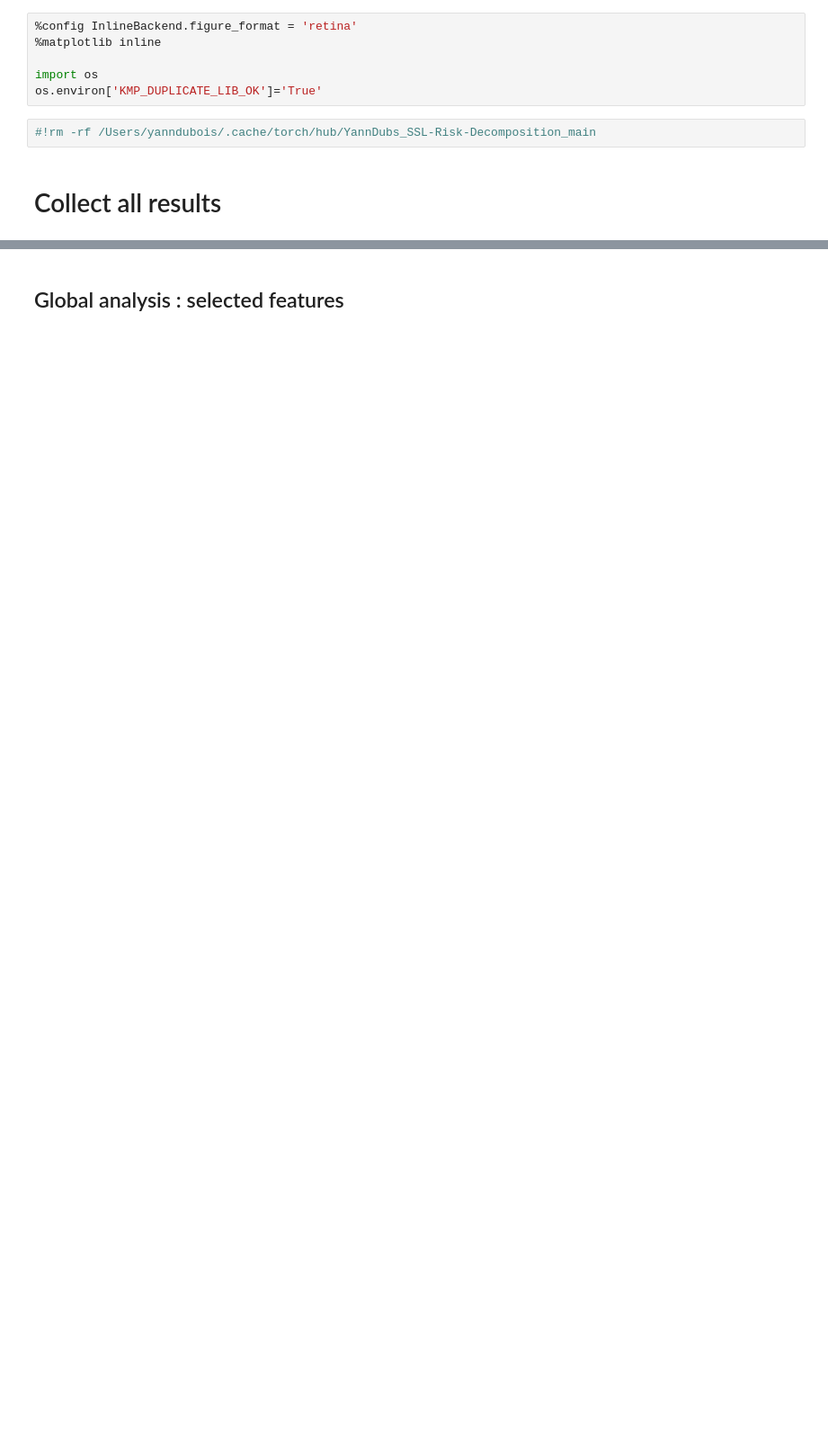
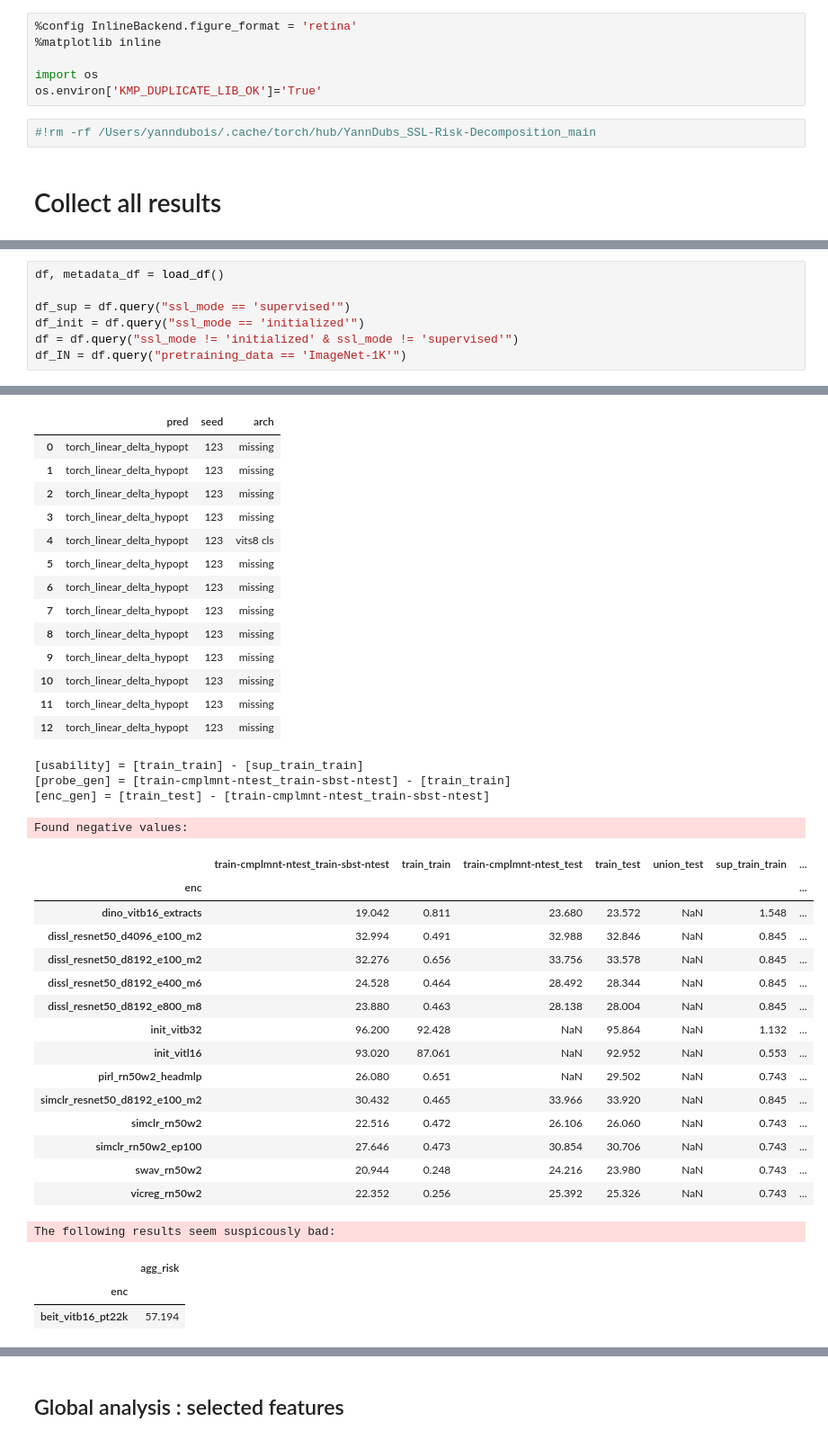
Before and after one commit to YannDubs/SSL-Risk-Decomposition, a Jupyter notebook: notebooks/global.ipynb, the cells around one changed output, grey strips where cells are left out. Shown at 90% size. Drawn from its saved outputs; the diff is of its cells as text; blank space fills up the shorter version.

```diff
--- a/notebooks/global.ipynb
+++ b/notebooks/global.ipynb
@@ -142,0 +26,8 @@ The following results have some nan:
+# %%
+df, metadata_df = load_df()
+
+df_sup = df.query("ssl_mode == 'supervised'")
+df_init = df.query("ssl_mode == 'initialized'")
+df = df.query("ssl_mode != 'initialized' & ssl_mode != 'supervised'")
+df_IN = df.query("pretraining_data == 'ImageNet-1K'")
+# %% [output]
@@ -142,0 +37,37 @@ The following results have some nan:
+|  | pred | seed | arch |
+| 0 | torch_linear_delta_hypopt | 123 | missing |
+| 1 | torch_linear_delta_hypopt | 123 | missing |
+| 2 | torch_linear_delta_hypopt | 123 | missing |
+| 3 | torch_linear_delta_hypopt | 123 | missing |
+| 4 | torch_linear_delta_hypopt | 123 | vits8 cls |
+| 5 | torch_linear_delta_hypopt | 123 | missing |
+| 6 | torch_linear_delta_hypopt | 123 | missing |
+| 7 | torch_linear_delta_hypopt | 123 | missing |
+| 8 | torch_linear_delta_hypopt | 123 | missing |
+| 9 | torch_linear_delta_hypopt | 123 | missing |
+| 10 | torch_linear_delta_hypopt | 123 | missing |
+| 11 | torch_linear_delta_hypopt | 123 | missing |
+| 12 | torch_linear_delta_hypopt | 123 | missing |
+[usability] = [train_train] - [sup_train_train]
+[probe_gen] = [train-cmplmnt-ntest_train-sbst-ntest] - [train_train]
+[enc_gen] = [train_test] - [train-cmplmnt-ntest_train-sbst-ntest]
+Found negative values:
+|  | train-cmplmnt-ntest_train-sbst-ntest | train_train | train-cmplmnt-ntest_test | train_test | union_test | sup_train_train | ... |
+| enc |  |  |  |  |  |  | ... |
+| dino_vitb16_extracts | 19.042 | 0.811 | 23.680 | 23.572 | NaN | 1.548 | ... |
+| dissl_resnet50_d4096_e100_m2 | 32.994 | 0.491 | 32.988 | 32.846 | NaN | 0.845 | ... |
+| dissl_resnet50_d8192_e100_m2 | 32.276 | 0.656 | 33.756 | 33.578 | NaN | 0.845 | ... |
+| dissl_resnet50_d8192_e400_m6 | 24.528 | 0.464 | 28.492 | 28.344 | NaN | 0.845 | ... |
+| dissl_resnet50_d8192_e800_m8 | 23.880 | 0.463 | 28.138 | 28.004 | NaN | 0.845 | ... |
+| init_vitb32 | 96.200 | 92.428 | NaN | 95.864 | NaN | 1.132 | ... |
+| init_vitl16 | 93.020 | 87.061 | NaN | 92.952 | NaN | 0.553 | ... |
+| pirl_rn50w2_headmlp | 26.080 | 0.651 | NaN | 29.502 | NaN | 0.743 | ... |
+| simclr_resnet50_d8192_e100_m2 | 30.432 | 0.465 | 33.966 | 33.920 | NaN | 0.845 | ... |
+| simclr_rn50w2 | 22.516 | 0.472 | 26.106 | 26.060 | NaN | 0.743 | ... |
+| simclr_rn50w2_ep100 | 27.646 | 0.473 | 30.854 | 30.706 | NaN | 0.743 | ... |
+| swav_rn50w2 | 20.944 | 0.248 | 24.216 | 23.980 | NaN | 0.743 | ... |
+| vicreg_rn50w2 | 22.352 | 0.256 | 25.392 | 25.326 | NaN | 0.743 | ... |
+The following results seem suspicously bad:
+|  | agg_risk |
+| enc |  |
+| beit_vitb16_pt22k | 57.194 |
```
Also changed, not shown: parts of 36 cells of this notebook.
